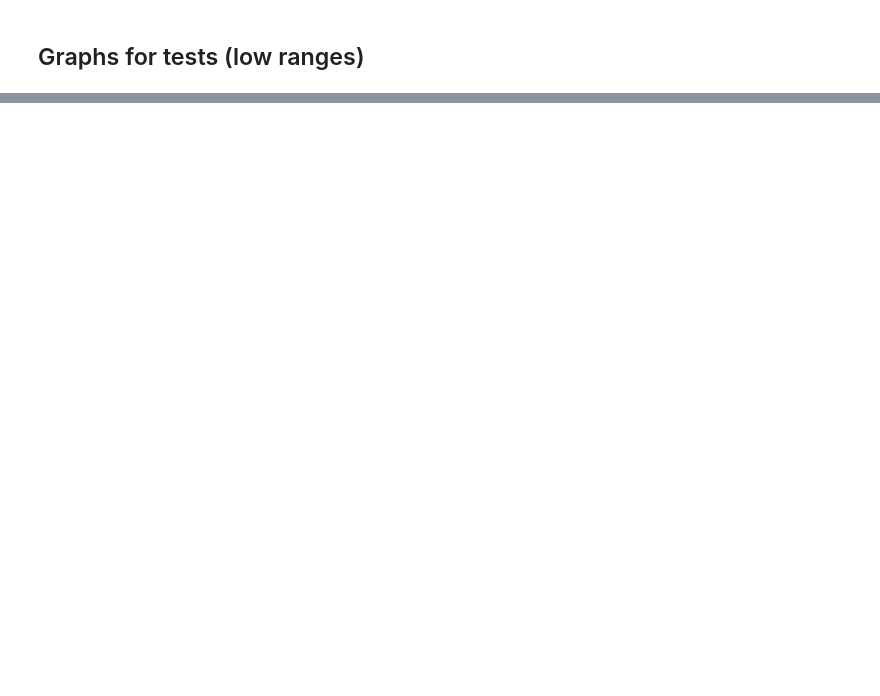
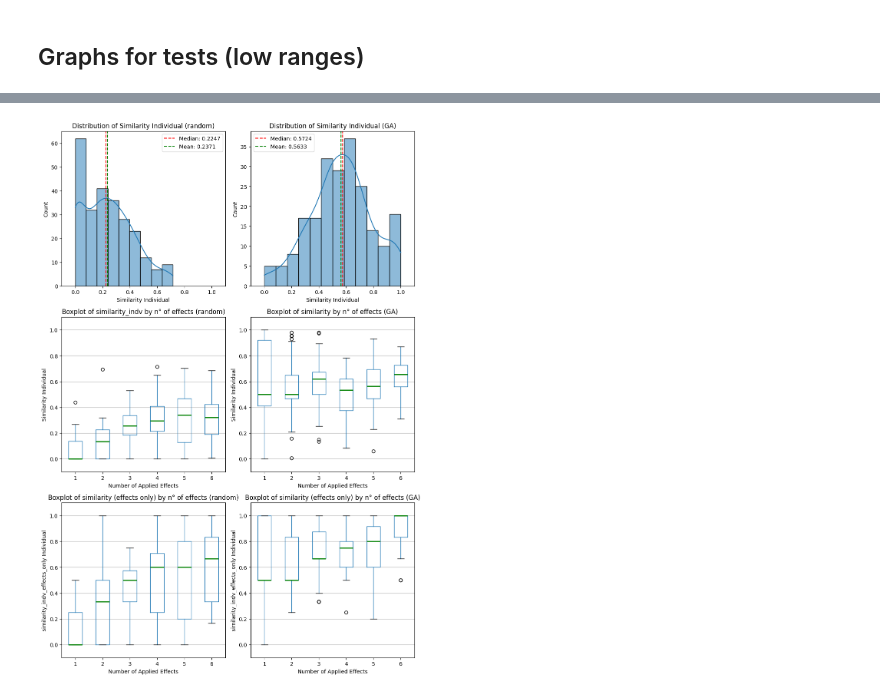
Before and after one commit to Fedrosauro/Guitar-SoundEffects-Recognition-GA, a Jupyter notebook: graphs_GA_results.ipynb, the cells around one changed output, grey strips where cells are left out. Saved outputs shown, nothing was run; the diff lists cells and outputs as text; code cells hidden in the pictures; blank space fills up the shorter version.

```diff
--- a/graphs_GA_results.ipynb
+++ b/graphs_GA_results.ipynb
@@ -243,0 +294,94 @@ plt.show()
+# %%
+import pandas as pd
+import matplotlib.pyplot as plt
+import seaborn as sns
+import ast
+
+# Read the first CSV file
+df_random = pd.read_csv('./results/dataset_audios_guitar_low_ranges_w_clean_random.csv')
+
+# Convert similarity_indv to numeric type
+df_random['similarity_indv'] = pd.to_numeric(df_random['similarity_indv'], errors='coerce')
+
+median_random = df_random['similarity_indv'].median()
+mean_random = df_random['similarity_indv'].mean()
+
+# Read the second CSV file
+df_ga = pd.read_csv('./results/dataset_audios_guitar_low_ranges_w_clean.csv')
+
+# Convert similarity_indv to numeric type
+df_ga['similarity_indv'] = pd.to_numeric(df_ga['similarity_indv'], errors='coerce')
+
+median_ga = df_ga['similarity_indv'].median()
+mean_ga = df_ga['similarity_indv'].mean()
+
+# Function to count items in the applied_effects dictionary
+def count_effects(effects_str):
+    effects_dict = ast.literal_eval(effects_str)
+    return len(effects_dict)
+
+# Count items in applied_effects for both dataframes
+df_random['effects_count'] = df_random['applied_effects'].apply(count_effects)
+df_ga['effects_count'] = df_ga['applied_effects'].apply(count_effects)
+
+# Create a 2x2 grid for the plots
+fig, axes = plt.subplots(3, 2, figsize=(10, 15))
+
+# Plot 1: Histogram of similarity_indv (random effects)
+sns.histplot(df_random['similarity_indv'], kde=True, ax=axes[0, 0])
+axes[0, 0].axvline(median_random, color='r', linestyle='--', label=f'Median: {median_random:.4f}')
+axes[0, 0].axvline(mean_random, color='g', linestyle='--', label=f'Mean: {mean_random:.4f}')
+axes[0, 0].set_title('Distribution of Similarity Individual (random)')
+axes[0, 0].set_xlabel('Similarity Individual')
+axes[0, 0].set_xlim(-0.1, 1.1)
+axes[0, 0].legend()
+
+# Plot 2: Histogram of similarity_indv (GA effects)
+sns.histplot(df_ga['similarity_indv'], kde=True, ax=axes[0, 1])
+axes[0, 1].axvline(median_ga, color='r', linestyle='--', label=f'Median: {median_ga:.4f}')
+axes[0, 1].axvline(mean_ga, color='g', linestyle='--', label=f'Mean: {mean_ga:.4f}')
+axes[0, 1].set_title('Distribution of Similarity Individual (GA)')
+axes[0, 1].set_xlabel('Similarity Individual')
+axes[0, 1].set_xlim(-0.1, 1.1)
+axes[0, 1].legend()
+
+# Plot 3: Box plot of similarity_indv vs number of effects (random effects)
+df_random.boxplot(column="similarity_indv", by="effects_count", grid=False, showfliers=True, ax=axes[1, 0], medianprops={'color': 'green', 'linewidth': 2})
+axes[1, 0].set_title('Boxplot of similarity_indv by n° of effects (random)')
+axes[1, 0].set_xlabel('Number of Applied Effects')
+axes[1, 0].set_ylabel('Similarity Individual')
+axes[1, 0].set_ylim(-0.1, 1.1)
+axes[1, 0].grid(True, axis='y')
+
+# Plot 4: Box plot of similarity_indv vs number of effects (GA effects)
+df_ga.boxplot(column="similarity_indv", by="effects_count", grid=False, showfliers=True, ax=axes[1, 1], medianprops={'color': 'green', 'linewidth': 2})
+axes[1, 1].set_title('Boxplot of similarity by n° of effects (GA)')
+axes[1, 1].set_xlabel('Number of Applied Effects')
+axes[1, 1].set_ylabel('Similarity Individual')
+axes[1, 1].set_ylim(-0.1, 1.1)
+axes[1, 1].grid(True, axis='y')
+
+# Plot 5: Box plot of similarity_indv vs number of effects (random effects) (effects only)
+df_random.boxplot(column="similarity_indv_effects_only", by="effects_count", grid=False, showfliers=True, ax=axes[2, 0], medianprops={'color': 'green', 'linewidth': 2})
+axes[2, 0].set_title('Boxplot of similarity (effects only) by n° of effects (random)')
+axes[2, 0].set_xlabel('Number of Applied Effects')
+axes[2, 0].set_ylabel('similarity_indv_effects_only Individual')
+axes[2, 0].set_ylim(-0.1, 1.1)
+axes[2, 0].grid(True, axis='y')
+
+# Plot 6: Box plot of similarity_indv vs number of effects (GA effects) (effects only)
+df_ga.boxplot(column="similarity_indv_effects_only", by="effects_count", grid=False, showfliers=True, ax=axes[2, 1], medianprops={'color': 'green', 'linewidth': 2})
+axes[2, 1].set_title('Boxplot of similarity (effects only) by n° of effects (GA)')
+axes[2, 1].set_xlabel('Number of Applied Effects')
+axes[2, 1].set_ylabel('similarity_indv_effects_only Individual')
+axes[2, 1].set_ylim(-0.1, 1.1)
+axes[2, 1].grid(True, axis='y')
+
+# Adjust layout to prevent clipping and overlapping
+plt.tight_layout()
+plt.suptitle('')
+
+# Show the combined plot
+plt.show()
+# %% [output]
+[figure, added]
```
Also changed, not shown: parts of 16 cells of this notebook, 33 other files.
